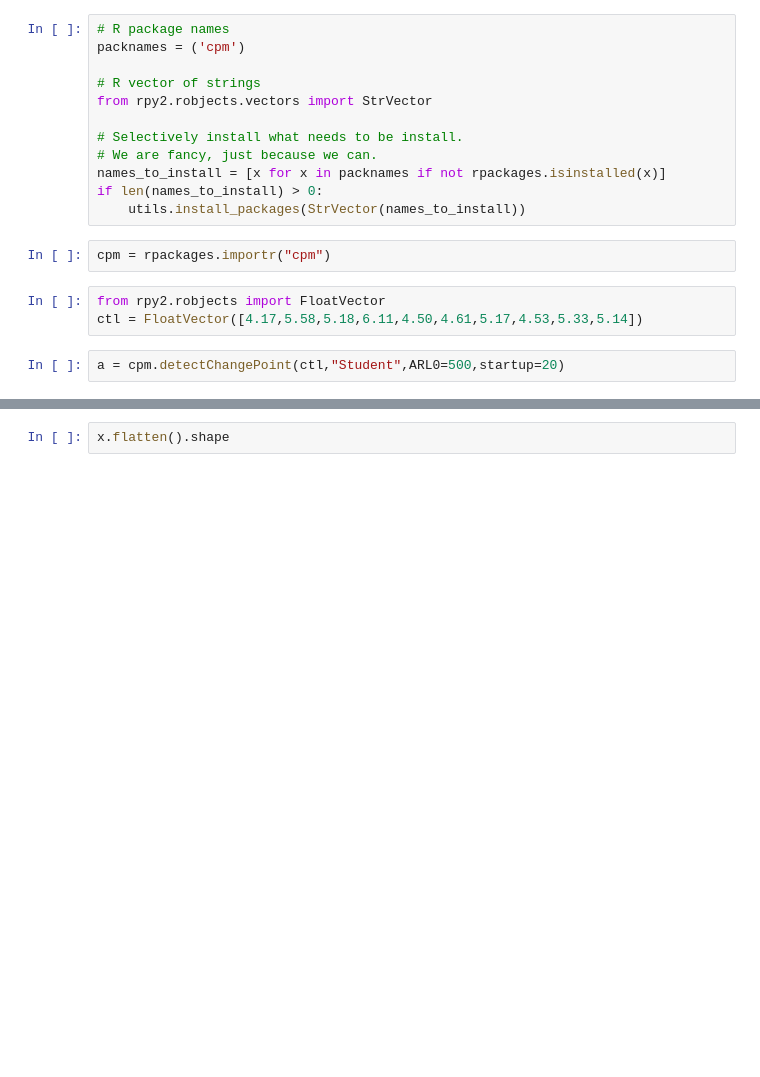
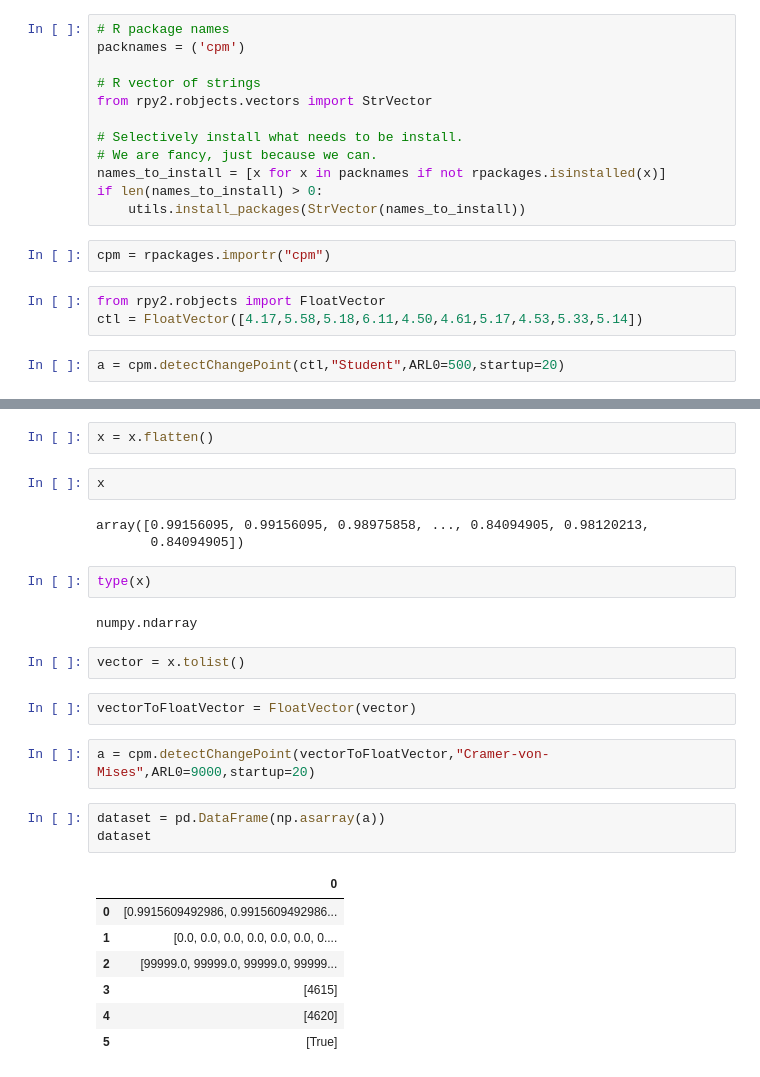
Before and after one commit to abdessamad14/Signature-Based-LightGBM-with-incremental-Learning, a Jupyter notebook: notebooks/examples/Drift-Simulation.ipynb, the cells around one changed output, grey strips where cells are left out. Saved outputs shown, nothing was run; the diff lists cells and outputs as text; blank space fills up the shorter version.

Commit message:
Drift detection perfomed using Studen-t and CvM tests

```diff
--- a/notebooks/examples/Drift-Simulation.ipynb
+++ b/notebooks/examples/Drift-Simulation.ipynb
@@ -236,2 +402,28 @@ x.shape
 # %%
-x.flatten().shape
+x = x.flatten()
+# %%
+x
+# %% [output]
+array([0.99156095, 0.99156095, 0.98975858, ..., 0.84094905, 0.98120213,
+       0.84094905])
+# %%
+type(x)
+# %% [output]
+numpy.ndarray
+# %%
+vector = x.tolist()
+# %%
+vectorToFloatVector = FloatVector(vector)
+# %%
+a = cpm.detectChangePoint(vectorToFloatVector,"Cramer-von-Mises",ARL0=9000,startup=20)
+# %%
+dataset = pd.DataFrame(np.asarray(a))
+dataset
+# %% [output]
+|  | 0 |
+| 0 | [0.9915609492986, 0.9915609492986... |
+| 1 | [0.0, 0.0, 0.0, 0.0, 0.0, 0.0, 0.... |
+| 2 | [99999.0, 99999.0, 99999.0, 99999... |
+| 3 | [4615] |
+| 4 | [4620] |
+| 5 | [True] |
```
Also changed, not shown: parts of 27 cells of this notebook.
